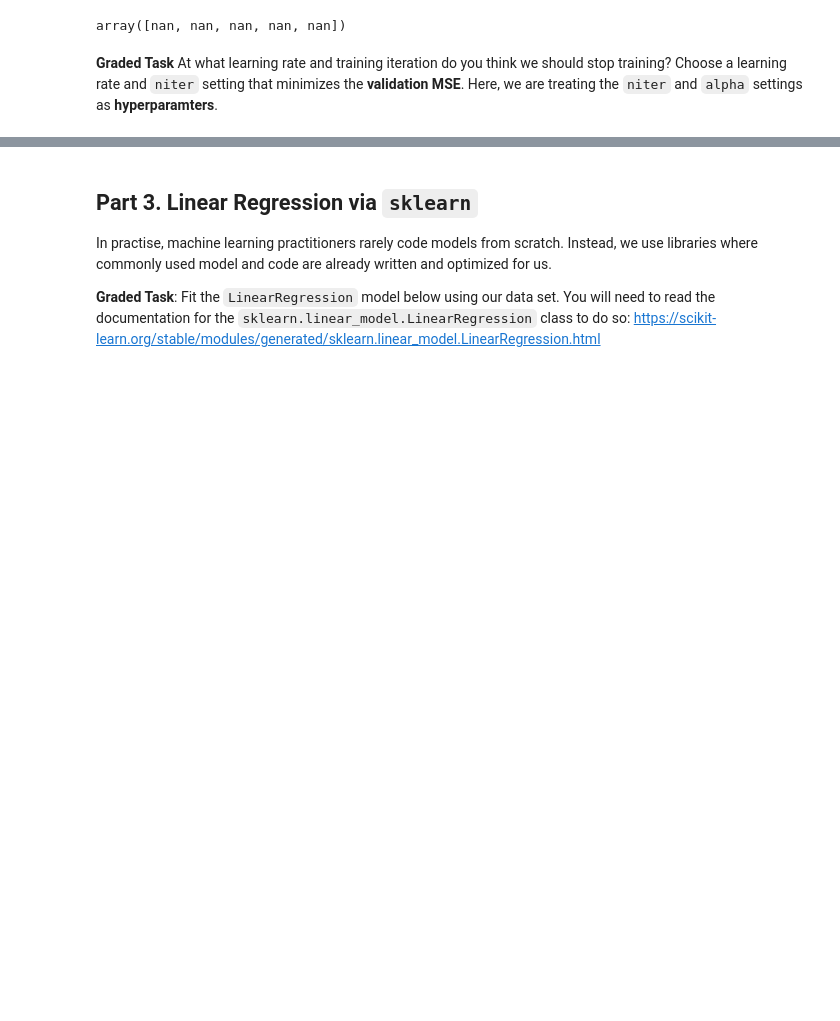
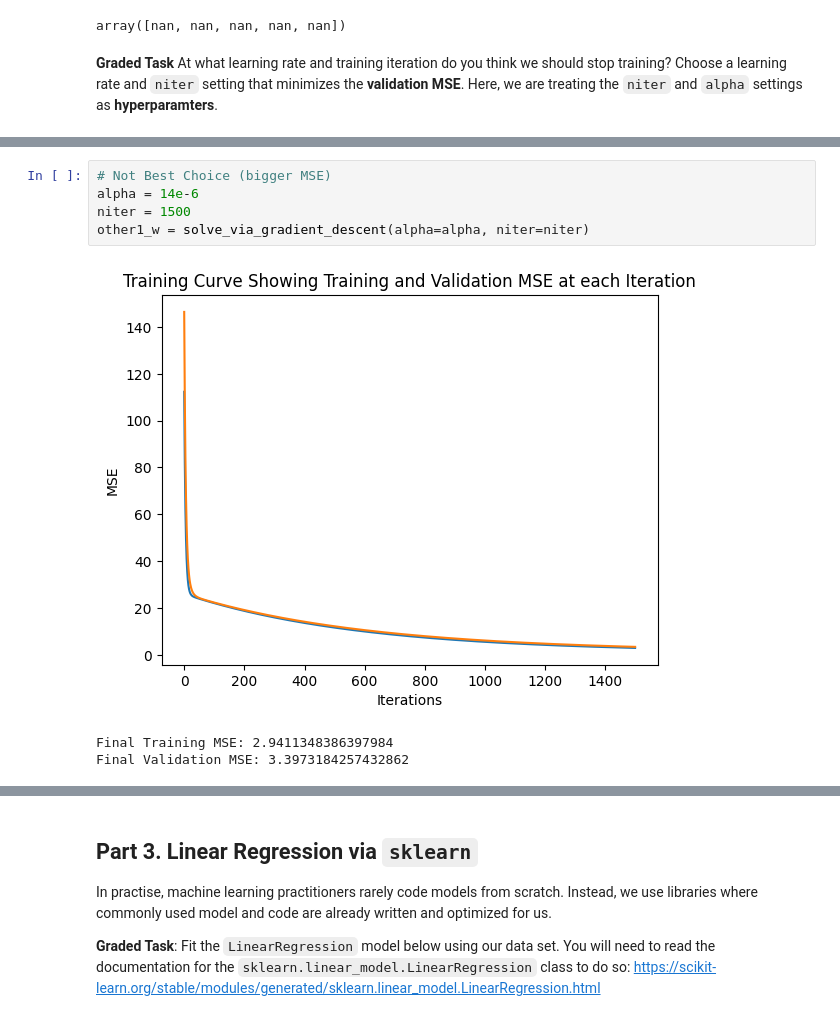
Before and after one commit to hhcgoodluck/CSC311-Introduction-to-Machine-Learning, a Jupyter notebook: lab03.ipynb, the cells around one changed output, grey strips where cells are left out. Saved outputs shown, nothing was run; the diff lists cells and outputs as text; blank space fills up the shorter version.

```diff
--- a/lab03.ipynb
+++ b/lab03.ipynb
@@ -477,0 +479,9 @@ Final Validation MSE: 21.85279690297086
+# %%
+# Not Best Choice (bigger MSE)
+alpha = 14e-6
+niter = 1500
+other1_w = solve_via_gradient_descent(alpha=alpha, niter=niter)
+# %% [output]
+[figure, added]
+Final Training MSE: 2.9411348386397984
+Final Validation MSE: 3.3973184257432862
```
Also changed, not shown: parts of 12 cells of this notebook.
